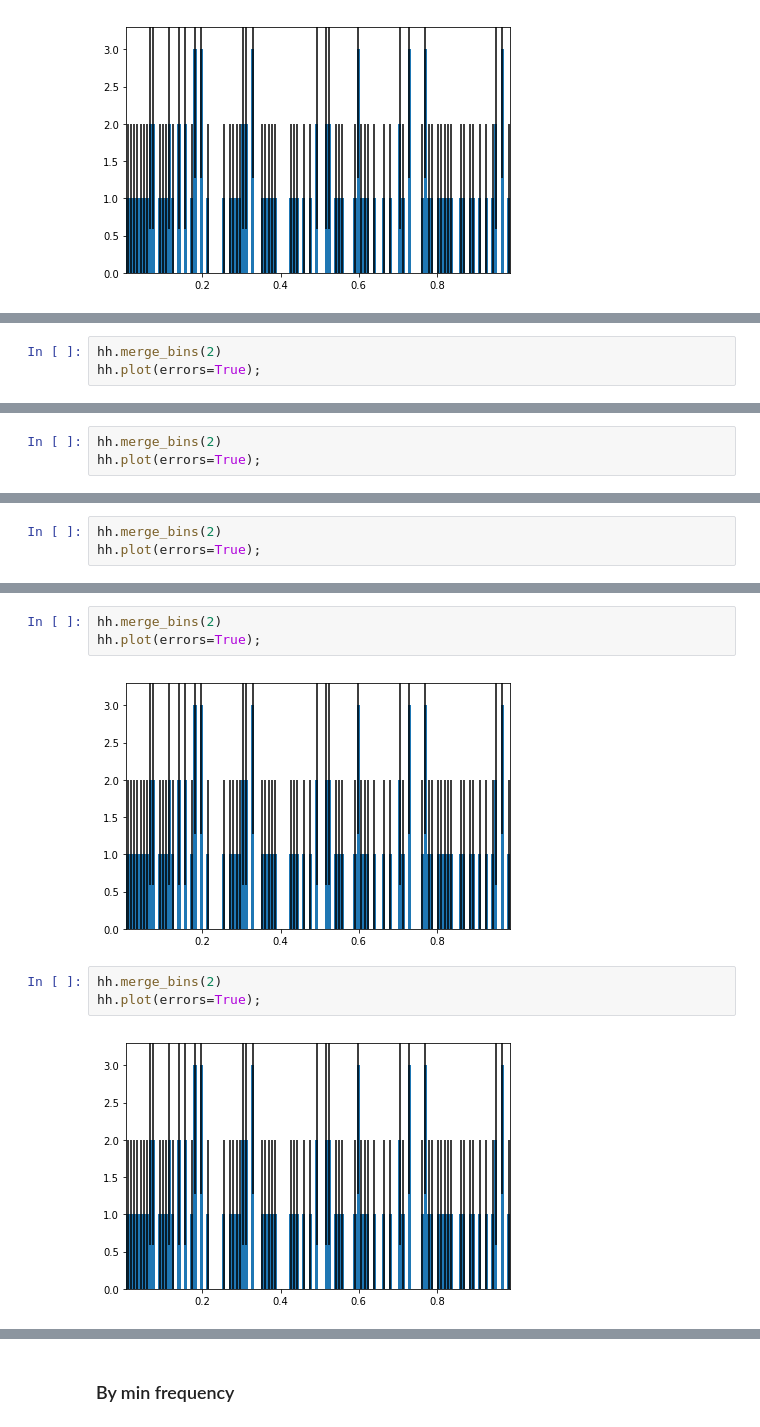
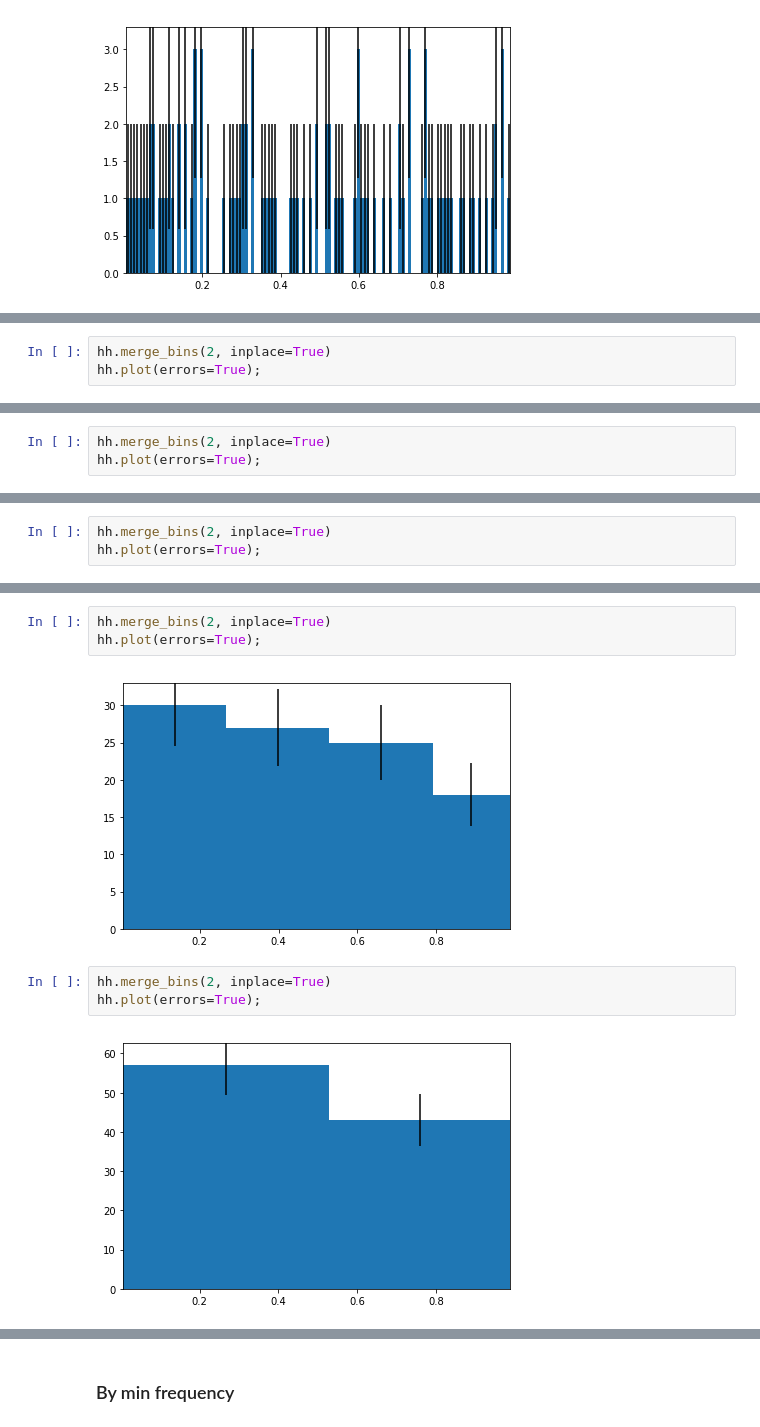
Before and after one commit to janpipek/physt, a Jupyter notebook: doc/merge-bins.ipynb, the cells around one changed output, grey strips where cells are left out. Cells and saved outputs as stored; diff of their text form.

```diff
--- a/doc/merge-bins.ipynb
+++ b/doc/merge-bins.ipynb
@@ -23,4 +23,4 @@ hh.plot(errors=True);
 # %%
-hh.merge_bins(2)
+hh.merge_bins(2, inplace=True)
 hh.plot(errors=True);
 # %% [output]
@@ -28,4 +28,4 @@ hh.plot(errors=True);
 # %%
-hh.merge_bins(2)
+hh.merge_bins(2, inplace=True)
 hh.plot(errors=True);
 # %% [output]
@@ -33,4 +33,4 @@ hh.plot(errors=True);
 # %%
-hh.merge_bins(2)
+hh.merge_bins(2, inplace=True)
 hh.plot(errors=True);
 # %% [output]
@@ -38,10 +38,10 @@ hh.plot(errors=True);
 # %%
-hh.merge_bins(2)
+hh.merge_bins(2, inplace=True)
 hh.plot(errors=True);
 # %% [output]
-[figure, old version]
+[figure, new version]
 # %%
-hh.merge_bins(2)
+hh.merge_bins(2, inplace=True)
 hh.plot(errors=True);
 # %% [output]
-[figure, old version]
+[figure, new version]
```
Also changed, not shown: parts of 8 cells of this notebook.
